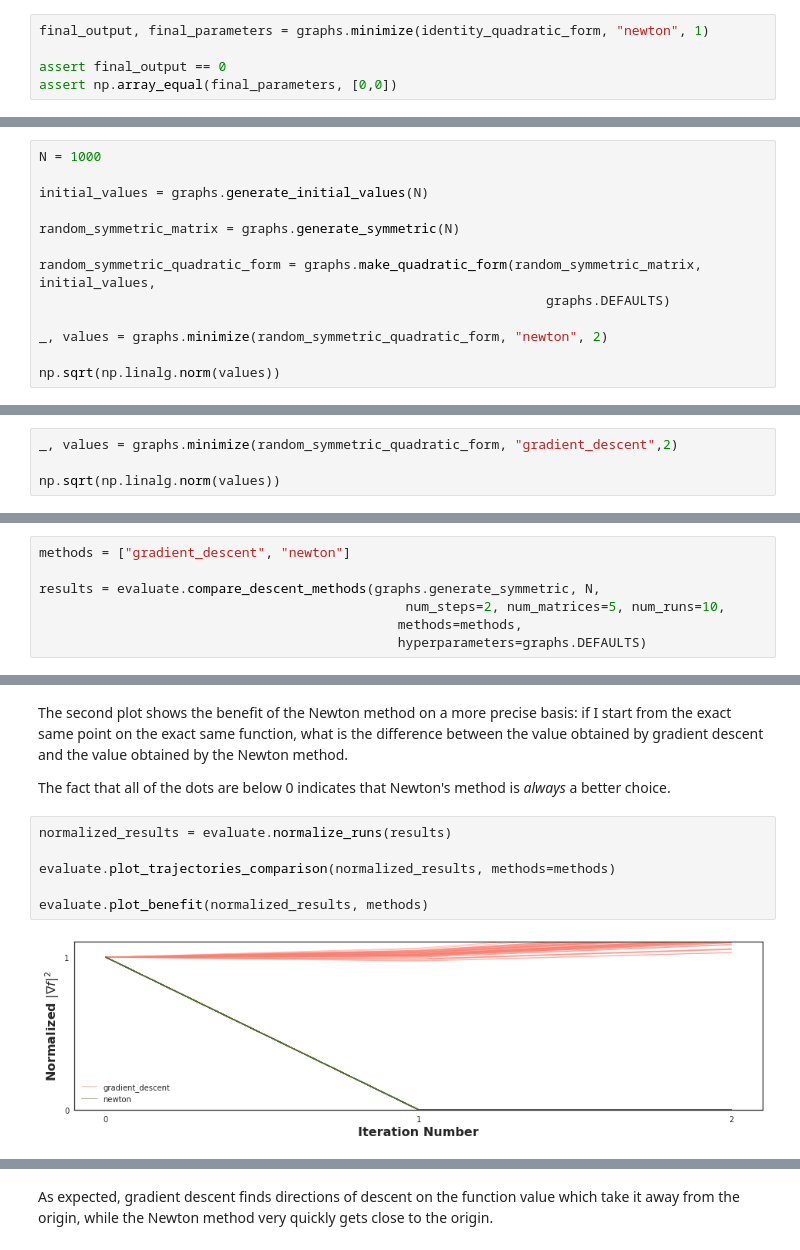
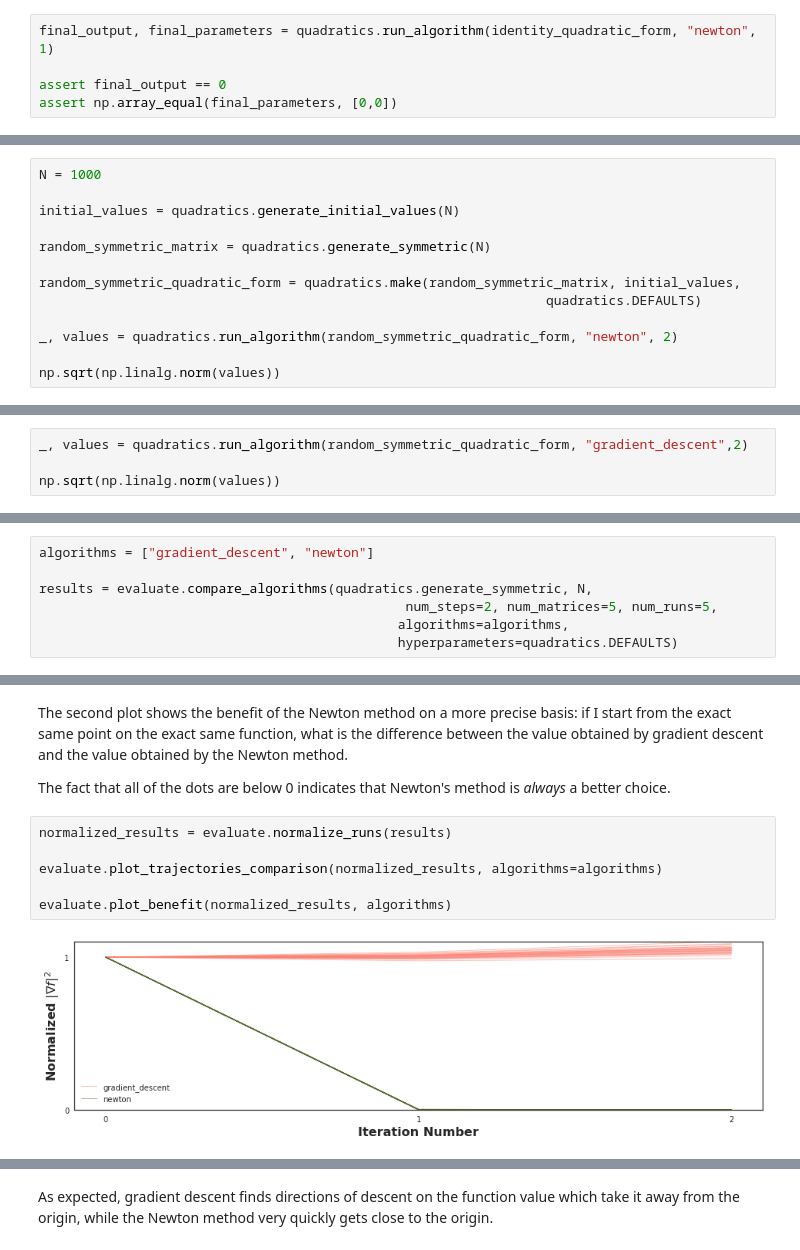
Before and after one commit to charlesfrye/tf_hessians, a Jupyter notebook: 01a - Critical Points of Quadratic Forms - Newton's Method.ipynb, the cells around one changed output, grey strips where cells are left out. Cells and saved outputs as stored; diff of their text form.

```diff
--- a/01a - Critical Points of Quadratic Forms - Newton's Method.ipynb
+++ b/01a - Critical Points of Quadratic Forms - Newton's Method.ipynb
@@ -59,5 +60,5 @@ identity_quadratic_form = graphs.make_quadratic_form(identity_matrix, initial_va
 # %%
-final_output, final_parameters = graphs.minimize(identity_quadratic_form, "newton", 1)
+final_output, final_parameters = quadratics.run_algorithm(identity_quadratic_form, "newton", 1)
 
 assert final_output == 0
 assert np.array_equal(final_parameters, [0,0])
@@ -191,14 +182,14 @@ but gradient descent does not.
 # %%
 N = 1000
 
-initial_values = graphs.generate_initial_values(N)
+initial_values = quadratics.generate_initial_values(N)
 
-random_symmetric_matrix = graphs.generate_symmetric(N)
+random_symmetric_matrix = quadratics.generate_symmetric(N)
 
-random_symmetric_quadratic_form = graphs.make_quadratic_form(random_symmetric_matrix, initial_values,
-                                                                 graphs.DEFAULTS)
+random_symmetric_quadratic_form = quadratics.make(random_symmetric_matrix, initial_values,
+                                                                 quadratics.DEFAULTS)
 
-_, values = graphs.minimize(random_symmetric_quadratic_form, "newton", 2)
+_, values = quadratics.run_algorithm(random_symmetric_quadratic_form, "newton", 2)
 
 np.sqrt(np.linalg.norm(values))
 # %% [output]
@@ -206,5 +197,5 @@ np.sqrt(np.linalg.norm(values))
 # %%
-_, values = graphs.minimize(random_symmetric_quadratic_form, "gradient_descent",2)
+_, values = quadratics.run_algorithm(random_symmetric_quadratic_form, "gradient_descent",2)
 
 np.sqrt(np.linalg.norm(values))
 # %% [output]
@@ -217,12 +208,12 @@ Note that this is the only method that will generalize to functions other than q
 since calculating the distance to the critical point
 required us to know where that critical point was.
 # %%
-methods = ["gradient_descent", "newton"]
+algorithms = ["gradient_descent", "newton"]
 
-results = evaluate.compare_descent_methods(graphs.generate_symmetric, N,
-                                               num_steps=2, num_matrices=5, num_runs=10,
-                                              methods=methods,
-                                              hyperparameters=graphs.DEFAULTS)
+results = evaluate.compare_algorithms(quadratics.generate_symmetric, N,
+                                               num_steps=2, num_matrices=5, num_runs=5,
+                                              algorithms=algorithms,
+                                              hyperparameters=quadratics.DEFAULTS)
 # %% [markdown]
 The first plot below shows
 the gradient norm across the first two iterations
@@ -238,8 +229,8 @@ The fact that all of the dots are below 0 indicates that Newton's method is *alw
 # %%
 normalized_results = evaluate.normalize_runs(results)
 
-evaluate.plot_trajectories_comparison(normalized_results, methods=methods)
+evaluate.plot_trajectories_comparison(normalized_results, algorithms=algorithms)
 
-evaluate.plot_benefit(normalized_results, methods)
+evaluate.plot_benefit(normalized_results, algorithms)
 # %% [output]
-[figure, old version]
+[figure, new version]
```
Also changed, not shown: parts of 46 cells of this notebook.
